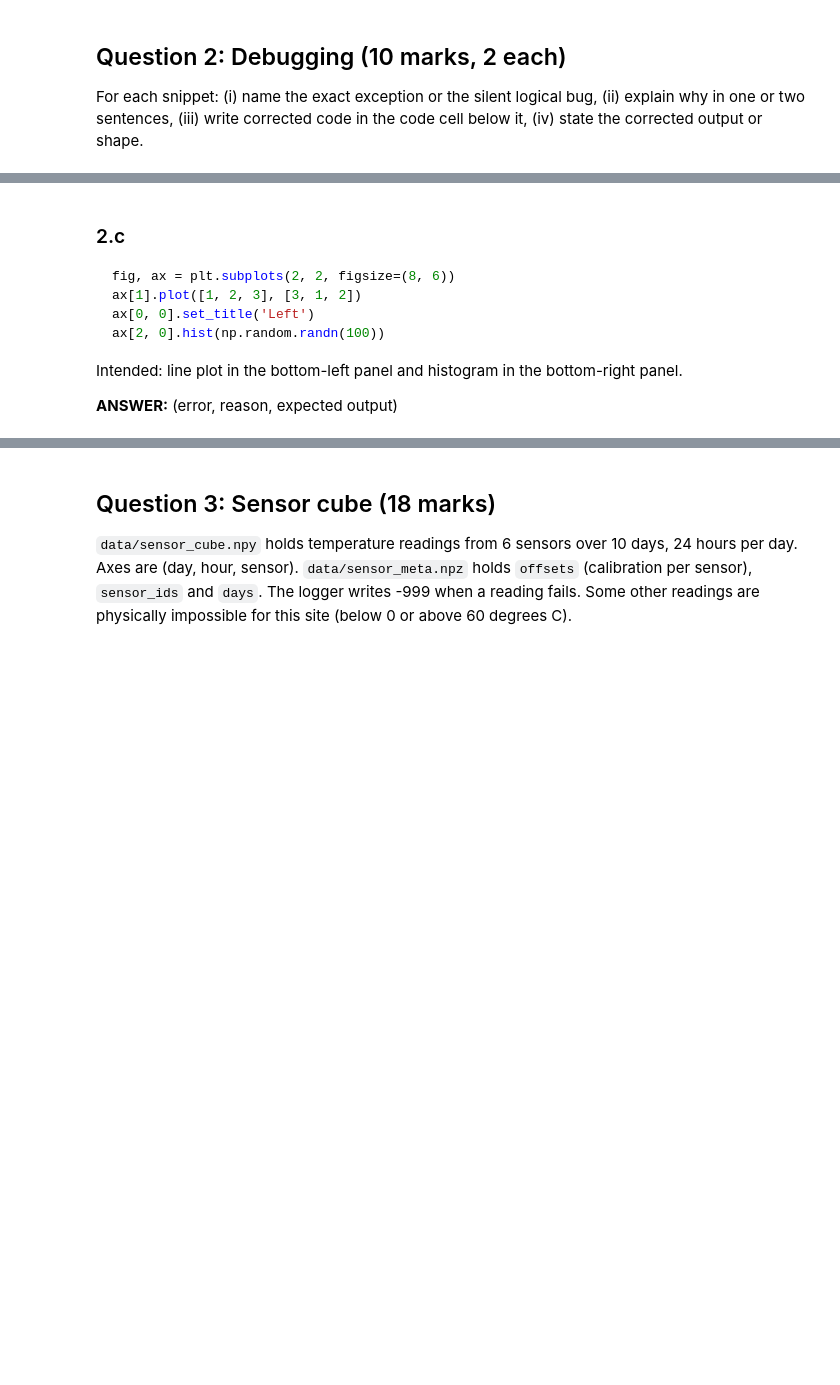
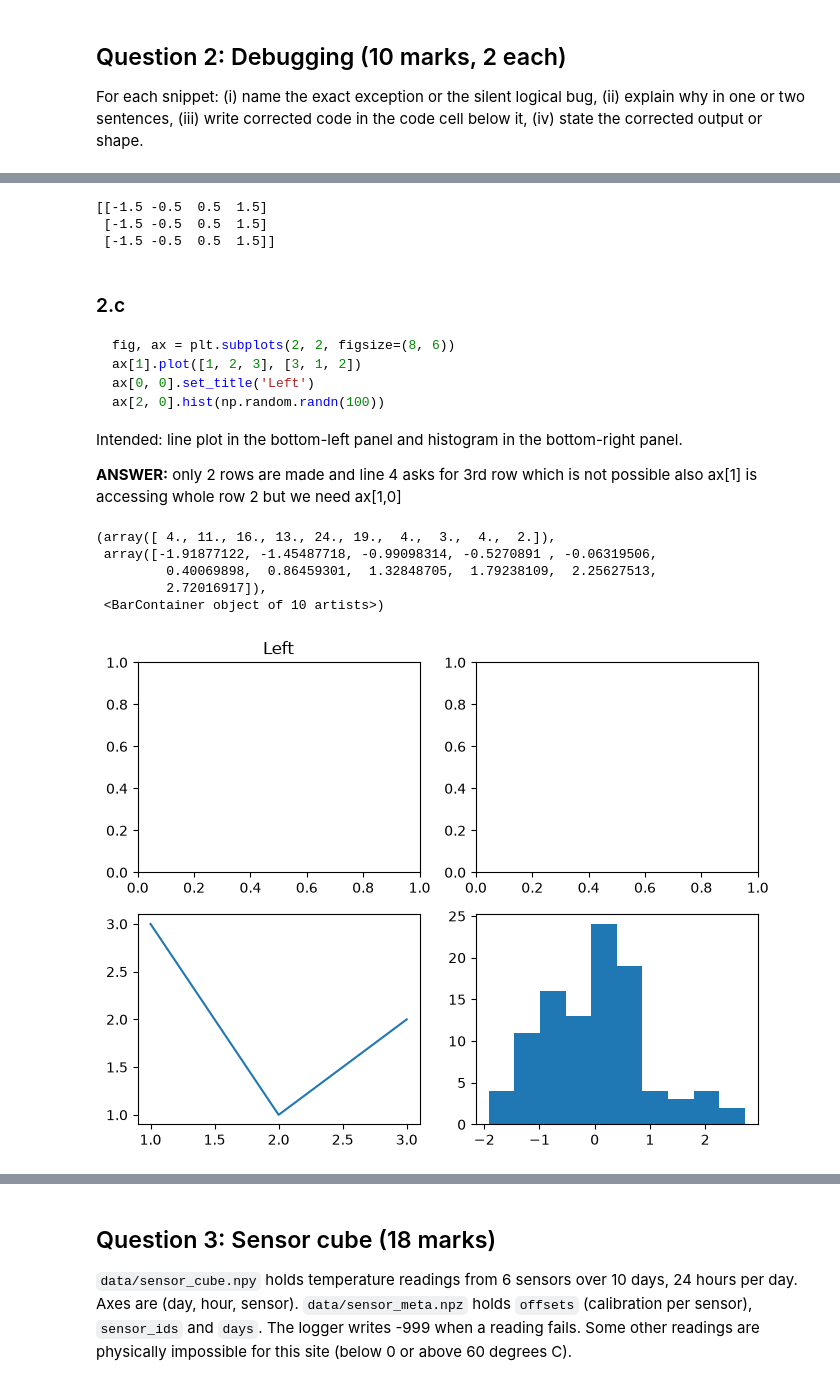
Before and after one commit to rafayaasimm/PAI-AS3-25F-0073, a Jupyter notebook: Assignment3_Programming_for_AI.ipynb, the cells around one changed output, grey strips where cells are left out. Drawn from its saved outputs; the diff is of its cells as text; code cells hidden in the pictures; blank space fills up the shorter version.

````diff
--- a/Assignment3_Programming_for_AI.ipynb
+++ b/Assignment3_Programming_for_AI.ipynb
@@ -135,3 +137,12 @@ Code executed successfully.
+# %%
+# YOUR CODE HERE (corrected version)
+scores = np.arange(12, dtype=float).reshape(3, 4)
+centered = scores - scores.mean(axis=1,keepdims=True)
+print(centered)
+# %% [output]
+[[-1.5 -0.5  0.5  1.5]
+ [-1.5 -0.5  0.5  1.5]
+ [-1.5 -0.5  0.5  1.5]]
 # %% [markdown]
 ### 2.c
 ```python
@@ -142,4 +153,4 @@ ax[2, 0].hist(np.random.randn(100))
 ```
 Intended: line plot in the bottom-left panel and histogram in the bottom-right panel.
 
-**ANSWER:** (error, reason, expected output)
+**ANSWER:** only 2 rows are made and line 4 asks for 3rd row which is not possible also ax[1] is  accessing whole row 2 but we need ax[1,0]
@@ -148,3 +157,16 @@ Intended: line plot in the bottom-left panel and histogram in the bottom-right p
+# %%
+# YOUR CODE HERE (corrected version)
+fig, ax = plt.subplots(2, 2, figsize=(8, 6))
+ax[1, 0].plot([1, 2, 3], [3, 1, 2])
+ax[0, 0].set_title('Left')
+ax[1, 1].hist(np.random.randn(100))
+# %% [output]
+(array([ 4., 11., 16., 13., 24., 19.,  4.,  3.,  4.,  2.]),
+ array([-1.91877122, -1.45487718, -0.99098314, -0.5270891 , -0.06319506,
+         0.40069898,  0.86459301,  1.32848705,  1.79238109,  2.25627513,
+         2.72016917]),
+ <BarContainer object of 10 artists>)
+[figure, added]
 # %% [markdown]
 ### 2.d
 ```python
````
Also changed, not shown: parts of 12 cells of this notebook.
